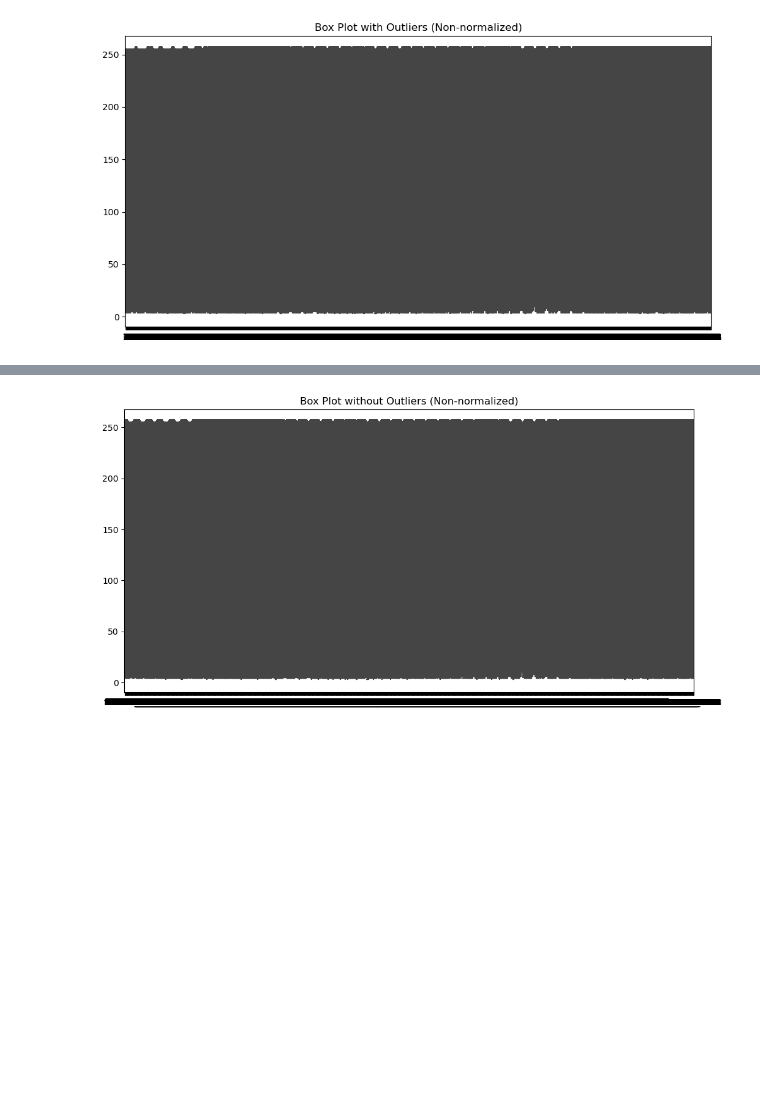
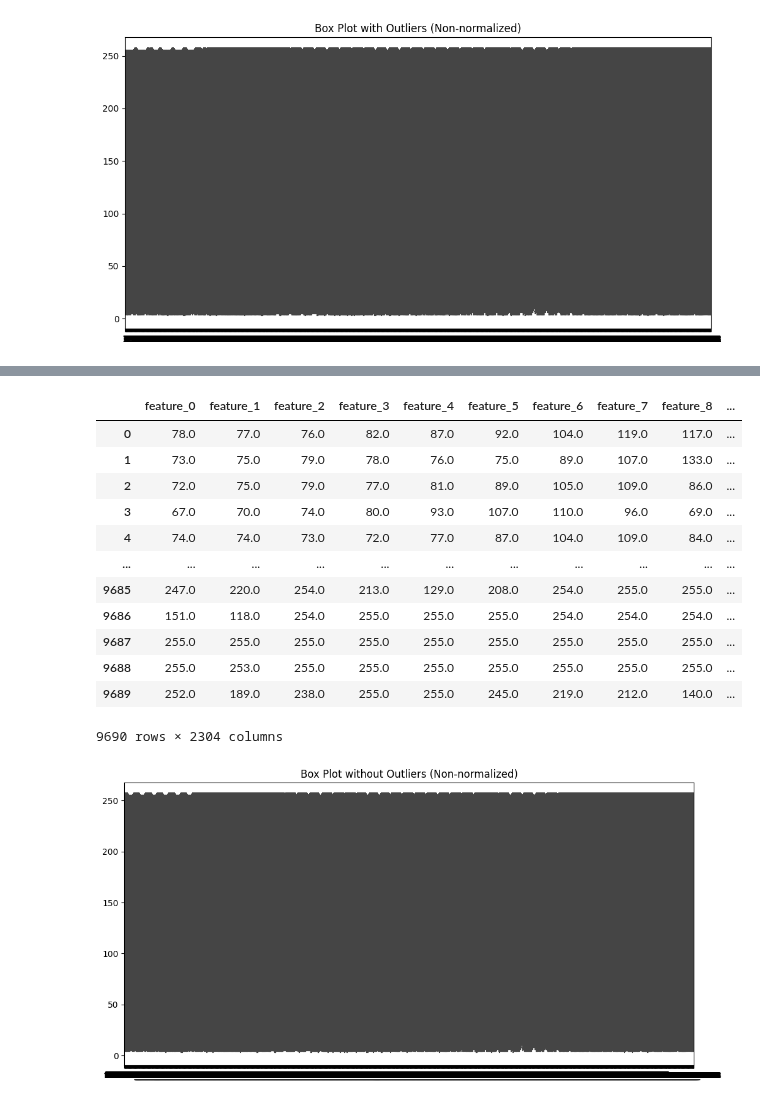
Before and after one commit to Suhail270/DMML, a Jupyter notebook: Coursework/Part 1/All the work done.ipynb, the cells around one changed output, grey strips where cells are left out. Drawn from its saved outputs; the diff is of its cells as text; code cells hidden in the pictures; blank space fills up the shorter version.

```diff
--- a/Coursework/Part 1/All the work done.ipynb
+++ b/Coursework/Part 1/All the work done.ipynb
@@ -130,3 +146,19 @@ x_train_copy.columns = feature_names
+# %%
+x_train_copy
+# %% [output]
+|  | feature_0 | feature_1 | feature_2 | feature_3 | feature_4 | feature_5 | feature_6 | feature_7 | feature_8 | ... |
+| 0 | 78.0 | 77.0 | 76.0 | 82.0 | 87.0 | 92.0 | 104.0 | 119.0 | 117.0 | ... |
+| 1 | 73.0 | 75.0 | 79.0 | 78.0 | 76.0 | 75.0 | 89.0 | 107.0 | 133.0 | ... |
+| 2 | 72.0 | 75.0 | 79.0 | 77.0 | 81.0 | 89.0 | 105.0 | 109.0 | 86.0 | ... |
+| 3 | 67.0 | 70.0 | 74.0 | 80.0 | 93.0 | 107.0 | 110.0 | 96.0 | 69.0 | ... |
+| 4 | 74.0 | 74.0 | 73.0 | 72.0 | 77.0 | 87.0 | 104.0 | 109.0 | 84.0 | ... |
+| ... | ... | ... | ... | ... | ... | ... | ... | ... | ... | ... |
+| 9685 | 247.0 | 220.0 | 254.0 | 213.0 | 129.0 | 208.0 | 254.0 | 255.0 | 255.0 | ... |
+| 9686 | 151.0 | 118.0 | 254.0 | 255.0 | 255.0 | 255.0 | 254.0 | 254.0 | 254.0 | ... |
+| 9687 | 255.0 | 255.0 | 255.0 | 255.0 | 255.0 | 255.0 | 255.0 | 255.0 | 255.0 | ... |
+| 9688 | 255.0 | 253.0 | 255.0 | 255.0 | 255.0 | 255.0 | 255.0 | 255.0 | 255.0 | ... |
+| 9689 | 252.0 | 189.0 | 238.0 | 255.0 | 255.0 | 245.0 | 219.0 | 212.0 | 140.0 | ... |
+9690 rows × 2304 columns
 # %%
 from sklearn.ensemble import IsolationForest
 
```
Also changed, not shown: parts of 13 cells of this notebook, 2 other files.
